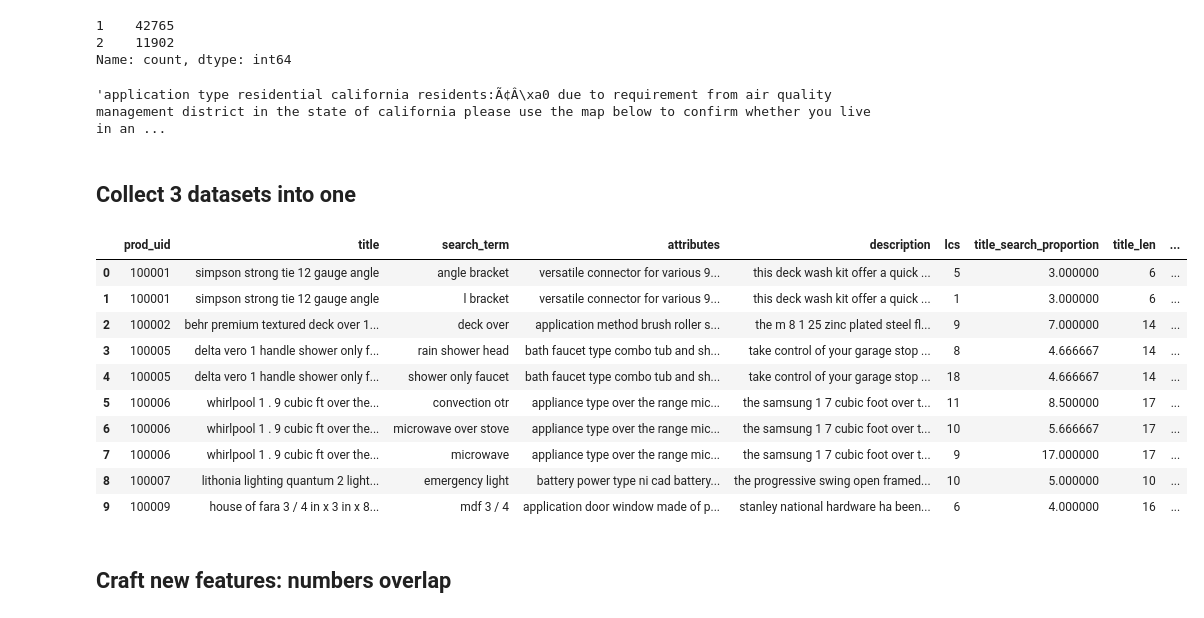
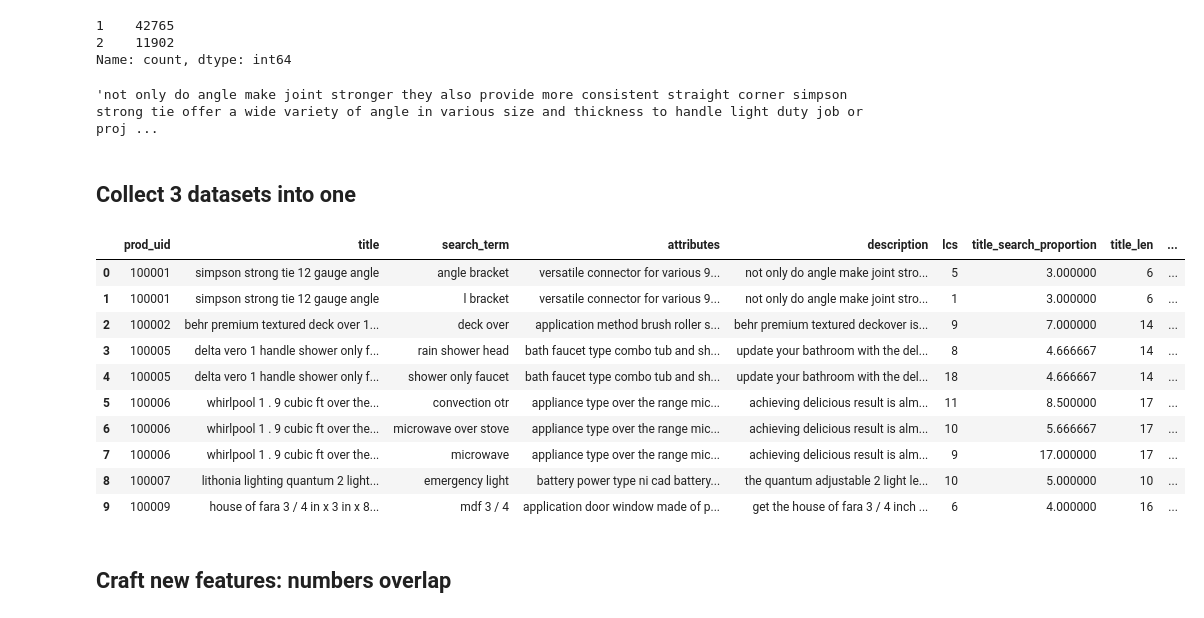
Before and after one commit to zeyger/home-depot, a Jupyter notebook: notebooks/home-depot.ipynb, the cells around one changed output. Saved outputs shown, nothing was run; the diff lists cells and outputs as text; code cells hidden in the pictures.

```diff
--- a/notebooks/home-depot.ipynb
+++ b/notebooks/home-depot.ipynb
@@ -742,9 +775,9 @@ display(merged_attributes.head(10))
 # set indicies
 merged_attributes = merged_attributes.set_index('product_uid')
 merged_attributes.index = merged_attributes.index.astype(int)
-descriptions = descriptions.set_index('product_uid')
+prep_descriptions = prep_descriptions.set_index('product_uid')
 display(merged_attributes.head(2))
-display(descriptions.head(2))
+display(prep_descriptions.head(2))
 # %% [output]
 |  | value |
 | product_uid |  |
@@ -770,9 +803,9 @@ popularity['count'].value_counts()
 2    11902
 Name: count, dtype: int64
 # %%
-merged_attributes.loc[prod_uid][0]
+prep_descriptions.loc[prod_uid][1]
 # %% [output]
-'application type residential california residents:Ã¢Â\xa0 due to requirement from air quality management district in the state of california please use the map below to confirm whether you live in an ...
+'not only do angle make joint stronger they also provide more consistent straight corner simpson strong tie offer a wide variety of angle in various size and thickness to handle light duty job or proj ...
 # %% [markdown]
 ## Collect 3 datasets into one
 # %%
@@ -785,44 +818,44 @@ for i in range(prep_train.shape[0]):
     search_term = prep_train['search_term'][i]
     score = prep_train['relevance'][i]
 
     try:
-        description = prep_descriptions.loc[prod_uid][2] # careful here, 2 is because of unnamed column, will fix later
+        description = prep_descriptions.loc[prod_uid][1] # careful here, 1 is because of unnamed column, will fix later
     except KeyError:
         description = ''
 
     try:
         attribute = merged_attributes.loc[prod_uid][0]
     except KeyError:
         attribute = ''
 
     popular = popularity.loc[prod_uid][0]
     lcs = len(longest_common_substring(title, search_term))
     search_len = len(search_term.split(' '))
     title_len = len(title.split(' '))
     title_search_proportion = title_len/search_len
 
     #dataset.append([prod_uid, title, search_term, attributes, description, lcs, popular, score])
 
     dataset.append([prod_uid, title, search_term,
                     attribute, description, lcs,
                     title_search_proportion, title_len,
                     search_len, popular, score])
 #joined_train = pd.DataFrame(dataset, columns=['prod_uid', 'title', 'search_term', 'attributes', 'description', 'lcs', 'popularity', 'relevance'])
 joined_train = pd.DataFrame(dataset, columns=['prod_uid', 'title', 'search_term', 'attributes', 'description', 'lcs', 'title_search_proportion', 'title_len', 'search_len', 'popularity', 'relevance'])
 
 joined_train.head(10)
 # %% [output]
 |  | prod_uid | title | search_term | attributes | description | lcs | title_search_proportion | title_len | ... |
-| 0 | 100001 | simpson strong tie 12 gauge angle | angle bracket | versatile connector for various 9... | this deck wash kit offer a quick ... | 5 | 3.000000 | 6 | ... |
-| 1 | 100001 | simpson strong tie 12 gauge angle | l bracket | versatile connector for various 9... | this deck wash kit offer a quick ... | 1 | 3.000000 | 6 | ... |
-| 2 | 100002 | behr premium textured deck over 1... | deck over | application method brush roller s... | the m 8 1 25 zinc plated steel fl... | 9 | 7.000000 | 14 | ... |
-| 3 | 100005 | delta vero 1 handle shower only f... | rain shower head | bath faucet type combo tub and sh... | take control of your garage stop ... | 8 | 4.666667 | 14 | ... |
-| 4 | 100005 | delta vero 1 handle shower only f... | shower only faucet | bath faucet type combo tub and sh... | take control of your garage stop ... | 18 | 4.666667 | 14 | ... |
-| 5 | 100006 | whirlpool 1 . 9 cubic ft over the... | convection otr | appliance type over the range mic... | the samsung 1 7 cubic foot over t... | 11 | 8.500000 | 17 | ... |
-| 6 | 100006 | whirlpool 1 . 9 cubic ft over the... | microwave over stove | appliance type over the range mic... | the samsung 1 7 cubic foot over t... | 10 | 5.666667 | 17 | ... |
-| 7 | 100006 | whirlpool 1 . 9 cubic ft over the... | microwave | appliance type over the range mic... | the samsung 1 7 cubic foot over t... | 9 | 17.000000 | 17 | ... |
-| 8 | 100007 | lithonia lighting quantum 2 light... | emergency light | battery power type ni cad battery... | the progressive swing open framed... | 10 | 5.000000 | 10 | ... |
-| 9 | 100009 | house of fara 3 / 4 in x 3 in x 8... | mdf 3 / 4 | application door window made of p... | stanley national hardware ha been... | 6 | 4.000000 | 16 | ... |
+| 0 | 100001 | simpson strong tie 12 gauge angle | angle bracket | versatile connector for various 9... | not only do angle make joint stro... | 5 | 3.000000 | 6 | ... |
+| 1 | 100001 | simpson strong tie 12 gauge angle | l bracket | versatile connector for various 9... | not only do angle make joint stro... | 1 | 3.000000 | 6 | ... |
+| 2 | 100002 | behr premium textured deck over 1... | deck over | application method brush roller s... | behr premium textured deckover is... | 9 | 7.000000 | 14 | ... |
+| 3 | 100005 | delta vero 1 handle shower only f... | rain shower head | bath faucet type combo tub and sh... | update your bathroom with the del... | 8 | 4.666667 | 14 | ... |
+| 4 | 100005 | delta vero 1 handle shower only f... | shower only faucet | bath faucet type combo tub and sh... | update your bathroom with the del... | 18 | 4.666667 | 14 | ... |
+| 5 | 100006 | whirlpool 1 . 9 cubic ft over the... | convection otr | appliance type over the range mic... | achieving delicious result is alm... | 11 | 8.500000 | 17 | ... |
+| 6 | 100006 | whirlpool 1 . 9 cubic ft over the... | microwave over stove | appliance type over the range mic... | achieving delicious result is alm... | 10 | 5.666667 | 17 | ... |
+| 7 | 100006 | whirlpool 1 . 9 cubic ft over the... | microwave | appliance type over the range mic... | achieving delicious result is alm... | 9 | 17.000000 | 17 | ... |
+| 8 | 100007 | lithonia lighting quantum 2 light... | emergency light | battery power type ni cad battery... | the quantum adjustable 2 light le... | 10 | 5.000000 | 10 | ... |
+| 9 | 100009 | house of fara 3 / 4 in x 3 in x 8... | mdf 3 / 4 | application door window made of p... | get the house of fara 3 / 4 inch ... | 6 | 4.000000 | 16 | ... |
 # %% [markdown]
 ## Craft new features: numbers overlap
 # %%
```
Also changed, not shown: parts of 10 cells of this notebook.
